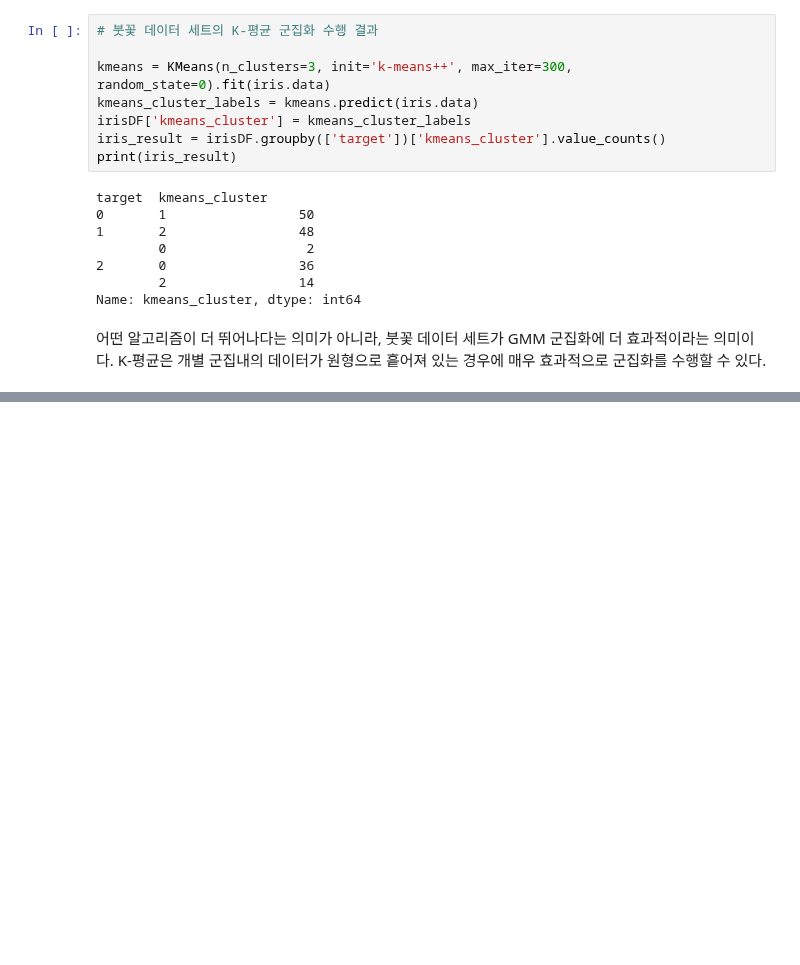
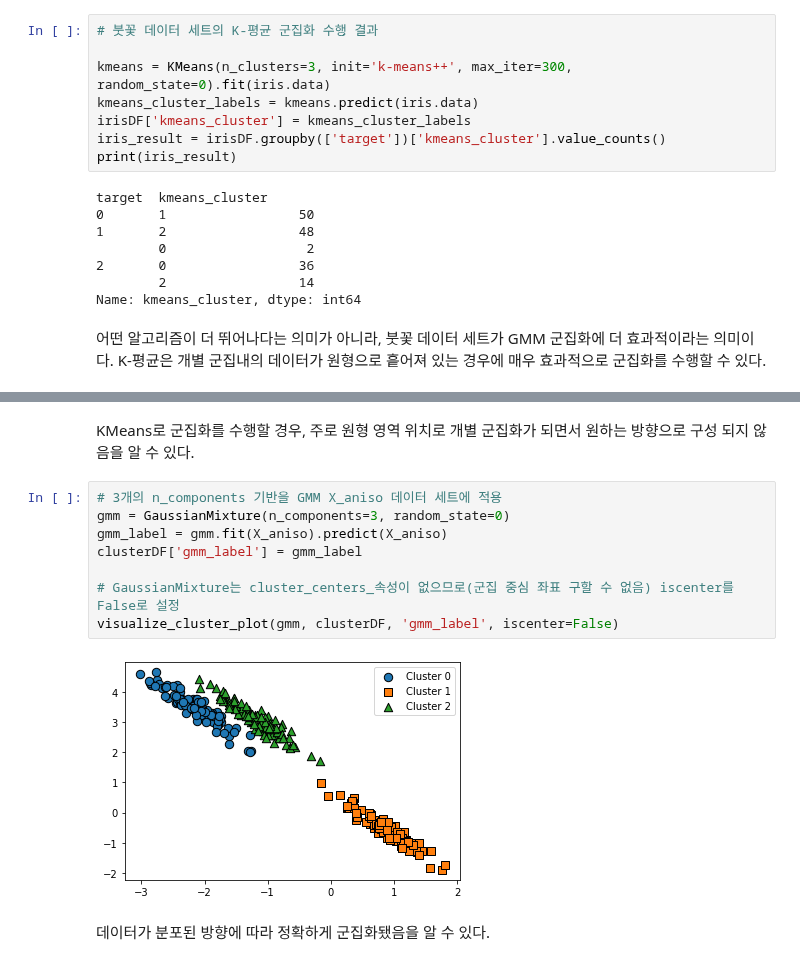
Before and after one commit to wizdom-js/data_analysis, a Jupyter notebook: 파이썬 머신러닝 완벽가이드/Chapter_07_군집화.ipynb, the cells around one changed output, grey strips where cells are left out. Saved outputs shown, nothing was run; the diff lists cells and outputs as text; blank space fills up the shorter version.

```diff
--- a/파이썬 머신러닝 완벽가이드/Chapter_07_군집화.ipynb
+++ b/파이썬 머신러닝 완벽가이드/Chapter_07_군집화.ipynb
@@ -601,0 +666,14 @@ Name: kmeans_cluster, dtype: int64
+# %% [markdown]
+KMeans로 군집화를 수행할 경우, 주로 원형 영역 위치로 개별 군집화가 되면서 원하는 방향으로 구성 되지 않음을 알 수 있다.
+# %%
+# 3개의 n_components 기반을 GMM X_aniso 데이터 세트에 적용
+gmm = GaussianMixture(n_components=3, random_state=0)
+gmm_label = gmm.fit(X_aniso).predict(X_aniso)
+clusterDF['gmm_label'] = gmm_label
+
+# GaussianMixture는 cluster_centers_속성이 없으므로(군집 중심 좌표 구할 수 없음) iscenter를 False로 설정
+visualize_cluster_plot(gmm, clusterDF, 'gmm_label', iscenter=False)
+# %% [output]
+[figure, added]
+# %% [markdown]
+데이터가 분포된 방향에 따라 정확하게 군집화됐음을 알 수 있다.
```
Also changed, not shown: parts of 7 cells of this notebook.
